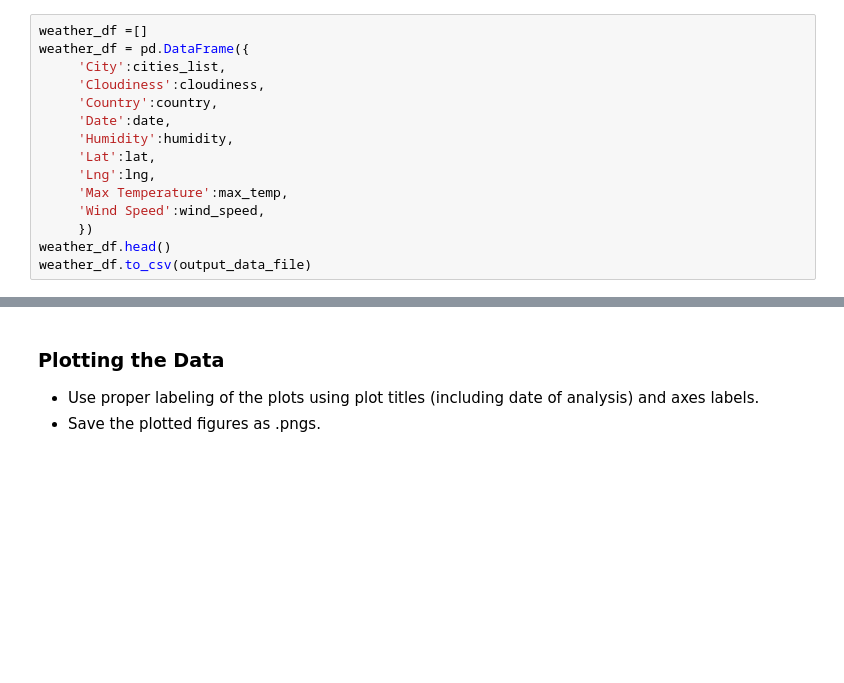
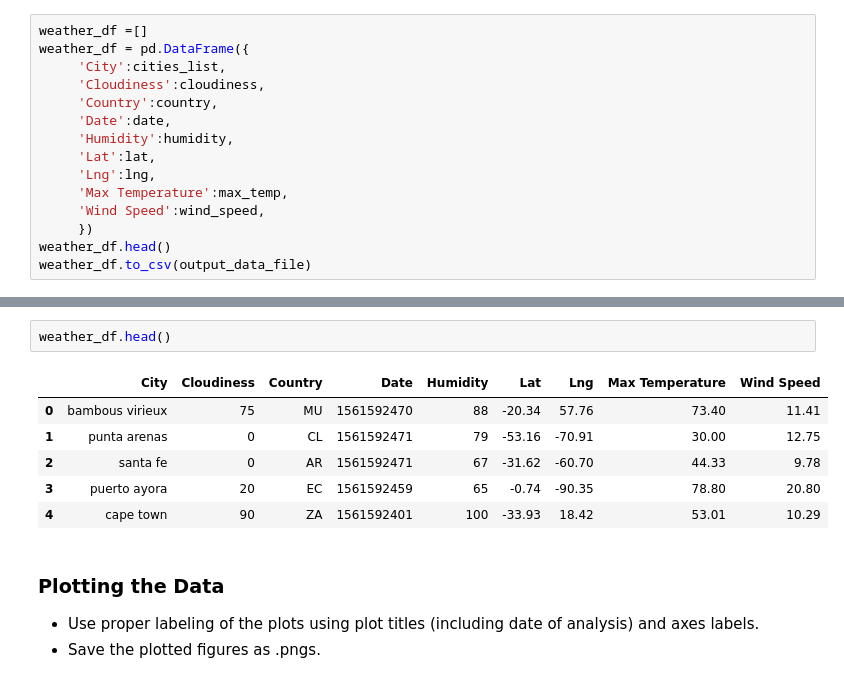
Before and after one commit to Rimpyyy/06-Python-APIs, a Jupyter notebook: 06-Python-APIs/starter_code/WeatherPy.ipynb, the cells around one changed output, grey strips where cells are left out. Cells and saved outputs as stored; diff of their text form; blank space fills up the shorter version.

```diff
--- a/06-Python-APIs/starter_code/WeatherPy.ipynb
+++ b/06-Python-APIs/starter_code/WeatherPy.ipynb
@@ -157,4 +157,13 @@ Wind Speed         536
 dtype: int64
+# %%
+weather_df.head()
+# %% [output]
+|  | City | Cloudiness | Country | Date | Humidity | Lat | Lng | Max Temperature | Wind Speed |
+| 0 | bambous virieux | 75 | MU | 1561592470 | 88 | -20.34 | 57.76 | 73.40 | 11.41 |
+| 1 | punta arenas | 0 | CL | 1561592471 | 79 | -53.16 | -70.91 | 30.00 | 12.75 |
+| 2 | santa fe | 0 | AR | 1561592471 | 67 | -31.62 | -60.70 | 44.33 | 9.78 |
+| 3 | puerto ayora | 20 | EC | 1561592459 | 65 | -0.74 | -90.35 | 78.80 | 20.80 |
+| 4 | cape town | 90 | ZA | 1561592401 | 100 | -33.93 | 18.42 | 53.01 | 10.29 |
 # %% [markdown]
 ### Plotting the Data
 * Use proper labeling of the plots using plot titles (including date of analysis) and axes labels.
```
Also changed, not shown: parts of 8 cells of this notebook, 5 other files.
